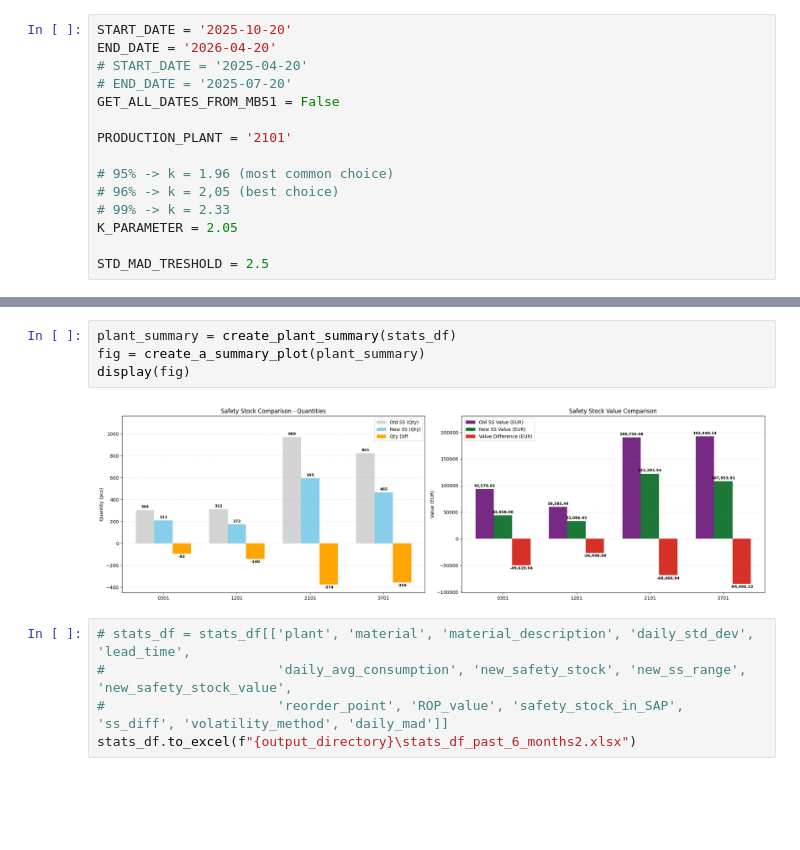
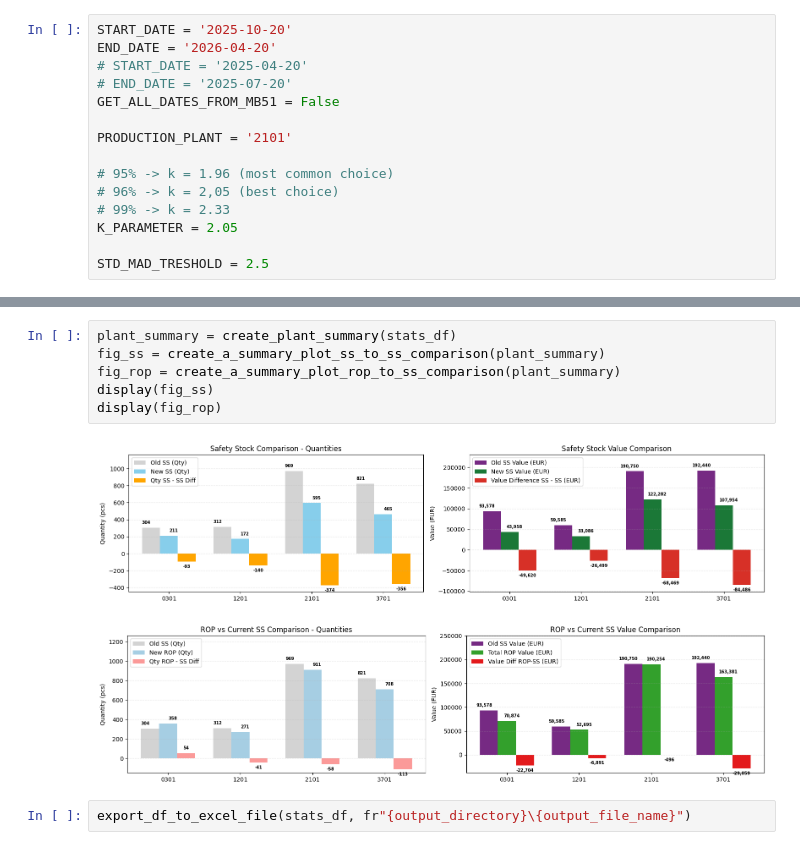
Before and after one commit to toThePyPoint/33_SAFETY_STOCKS_CALCULATIONS, a Jupyter notebook: ss_report_one_product_group.ipynb, the cells around one changed output, grey strips where cells are left out. Drawn from its saved outputs; the diff is of its cells as text; blank space fills up the shorter version.

Commit message:
Implement separate functions for ROP - SS and SS - SS comparisons.

```diff
--- a/ss_report_one_product_group.ipynb
+++ b/ss_report_one_product_group.ipynb
@@ -68,11 +46,11 @@ stats_df[['plant', 'material', 'material_description', 'lead_time',
-# %%
-plant_summary = create_plant_summary(stats_df)
-fig = create_a_summary_plot(plant_summary)
-display(fig)
-# %% [output]
-[figure, removed]
-# %%
-# stats_df = stats_df[['plant', 'material', 'material_description', 'daily_std_dev', 'lead_time',
-#                      'daily_avg_consumption', 'new_safety_stock', 'new_ss_range', 'new_safety_stock_value',
-#                      'reorder_point', 'ROP_value', 'safety_stock_in_SAP', 'ss_diff', 'volatility_method', 'daily_mad']]
-stats_df.to_excel(f"{output_directory}\stats_df_past_6_months2.xlsx")
+# %%
+plant_summary = create_plant_summary(stats_df)
+fig_ss = create_a_summary_plot_ss_to_ss_comparison(plant_summary)
+fig_rop = create_a_summary_plot_rop_to_ss_comparison(plant_summary)
+display(fig_ss)
+display(fig_rop)
+# %% [output]
+[figure, added]
+[figure, added]
+# %%
+export_df_to_excel_file(stats_df, fr"{output_directory}\{output_file_name}")
```
Also changed, not shown: parts of 4 cells of this notebook, 1 other file.
